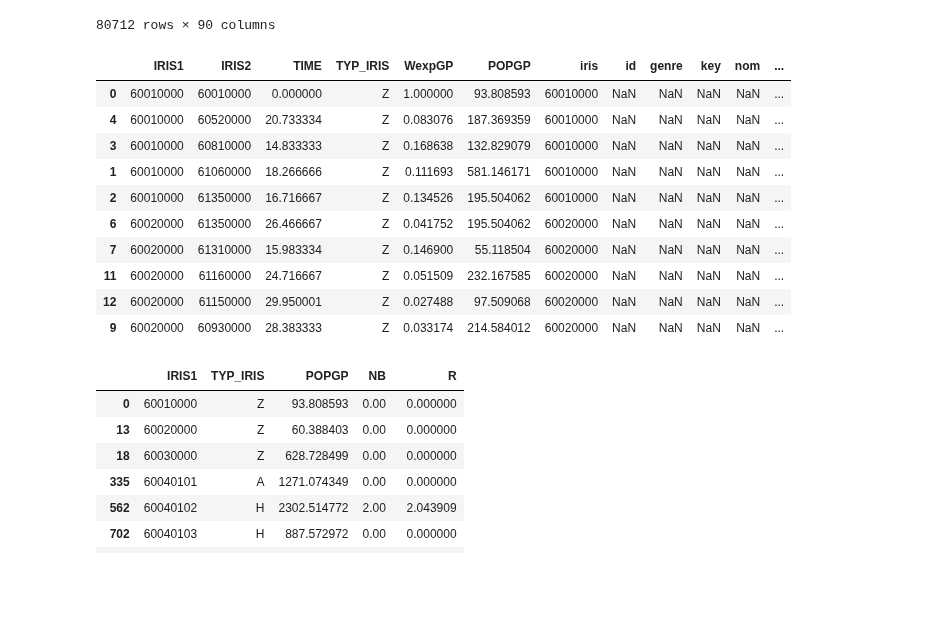
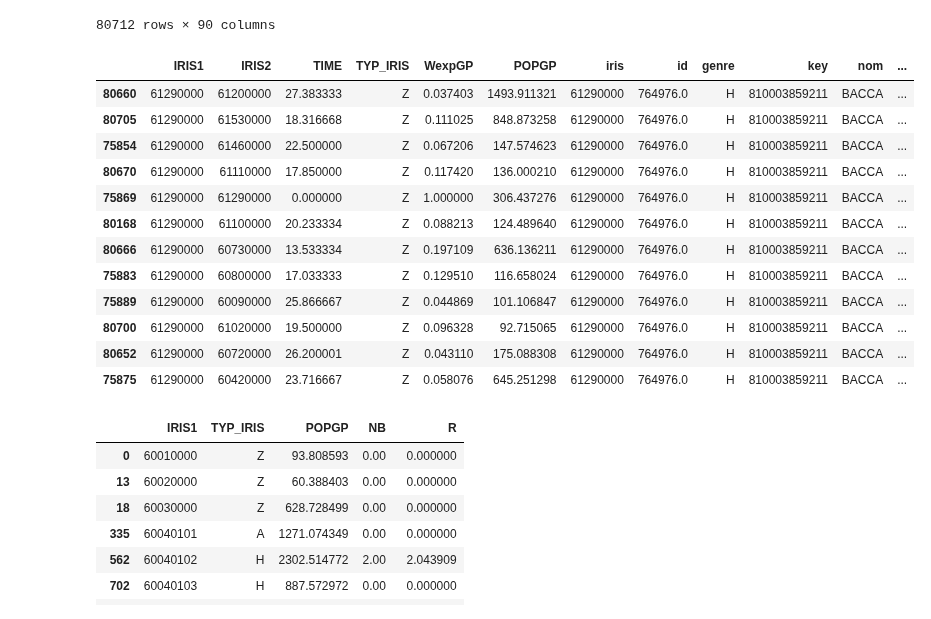
Before and after one commit to cyrilvincent/skema, a Jupyter notebook: apl/apl_gene_2022.ipynb, the cells around one changed output. Saved outputs shown, nothing was run; the diff lists cells and outputs as text; code cells hidden in the pictures; blank space fills up the shorter version.

```diff
--- a/apl/apl_gene_2022.ipynb
+++ b/apl/apl_gene_2022.ipynb
@@ -258,21 +259,24 @@ od.to_csv("IRIS2022.csv", index=False)
 # %%
 od = od.sort_values(by='IRIS1')
 od["wpop"] = od["WexpGP"] * od["POPGP"]
 od["swpop"] = od.groupby("IRIS1")["wpop"].transform("sum")
 od["R"] = od["NB"] / (od["swpop"] / 100000)
 od.head(10)
+od[od["IRIS1"]==61290000]
 # %% [output]
 |  | IRIS1 | IRIS2 | TIME | TYP_IRIS | WexpGP | POPGP | iris | id | genre | key | nom | ... |
-| 0 | 60010000 | 60010000 | 0.000000 | Z | 1.000000 | 93.808593 | 60010000 | NaN | NaN | NaN | NaN | ... |
-| 4 | 60010000 | 60520000 | 20.733334 | Z | 0.083076 | 187.369359 | 60010000 | NaN | NaN | NaN | NaN | ... |
-| 3 | 60010000 | 60810000 | 14.833333 | Z | 0.168638 | 132.829079 | 60010000 | NaN | NaN | NaN | NaN | ... |
-| 1 | 60010000 | 61060000 | 18.266666 | Z | 0.111693 | 581.146171 | 60010000 | NaN | NaN | NaN | NaN | ... |
-| 2 | 60010000 | 61350000 | 16.716667 | Z | 0.134526 | 195.504062 | 60010000 | NaN | NaN | NaN | NaN | ... |
-| 6 | 60020000 | 61350000 | 26.466667 | Z | 0.041752 | 195.504062 | 60020000 | NaN | NaN | NaN | NaN | ... |
-| 7 | 60020000 | 61310000 | 15.983334 | Z | 0.146900 | 55.118504 | 60020000 | NaN | NaN | NaN | NaN | ... |
-| 11 | 60020000 | 61160000 | 24.716667 | Z | 0.051509 | 232.167585 | 60020000 | NaN | NaN | NaN | NaN | ... |
-| 12 | 60020000 | 61150000 | 29.950001 | Z | 0.027488 | 97.509068 | 60020000 | NaN | NaN | NaN | NaN | ... |
-| 9 | 60020000 | 60930000 | 28.383333 | Z | 0.033174 | 214.584012 | 60020000 | NaN | NaN | NaN | NaN | ... |
+| 80660 | 61290000 | 61200000 | 27.383333 | Z | 0.037403 | 1493.911321 | 61290000 | 764976.0 | H | 810003859211 | BACCA | ... |
+| 80705 | 61290000 | 61530000 | 18.316668 | Z | 0.111025 | 848.873258 | 61290000 | 764976.0 | H | 810003859211 | BACCA | ... |
+| 75854 | 61290000 | 61460000 | 22.500000 | Z | 0.067206 | 147.574623 | 61290000 | 764976.0 | H | 810003859211 | BACCA | ... |
+| 80670 | 61290000 | 61110000 | 17.850000 | Z | 0.117420 | 136.000210 | 61290000 | 764976.0 | H | 810003859211 | BACCA | ... |
+| 75869 | 61290000 | 61290000 | 0.000000 | Z | 1.000000 | 306.437276 | 61290000 | 764976.0 | H | 810003859211 | BACCA | ... |
+| 80168 | 61290000 | 61100000 | 20.233334 | Z | 0.088213 | 124.489640 | 61290000 | 764976.0 | H | 810003859211 | BACCA | ... |
+| 80666 | 61290000 | 60730000 | 13.533334 | Z | 0.197109 | 636.136211 | 61290000 | 764976.0 | H | 810003859211 | BACCA | ... |
+| 75883 | 61290000 | 60800000 | 17.033333 | Z | 0.129510 | 116.658024 | 61290000 | 764976.0 | H | 810003859211 | BACCA | ... |
+| 75889 | 61290000 | 60090000 | 25.866667 | Z | 0.044869 | 101.106847 | 61290000 | 764976.0 | H | 810003859211 | BACCA | ... |
+| 80700 | 61290000 | 61020000 | 19.500000 | Z | 0.096328 | 92.715065 | 61290000 | 764976.0 | H | 810003859211 | BACCA | ... |
+| 80652 | 61290000 | 60720000 | 26.200001 | Z | 0.043110 | 175.088308 | 61290000 | 764976.0 | H | 810003859211 | BACCA | ... |
+| 75875 | 61290000 | 60420000 | 23.716667 | Z | 0.058076 | 645.251298 | 61290000 | 764976.0 | H | 810003859211 | BACCA | ... |
 # %%
 rgp = od[od["IRIS1"] == od["IRIS2"]]
 rgp = rgp[["IRIS1", "TYP_IRIS", "POPGP", "NB", "R"]].copy()
```
Also changed, not shown: parts of 3 cells of this notebook, 14 other files.
